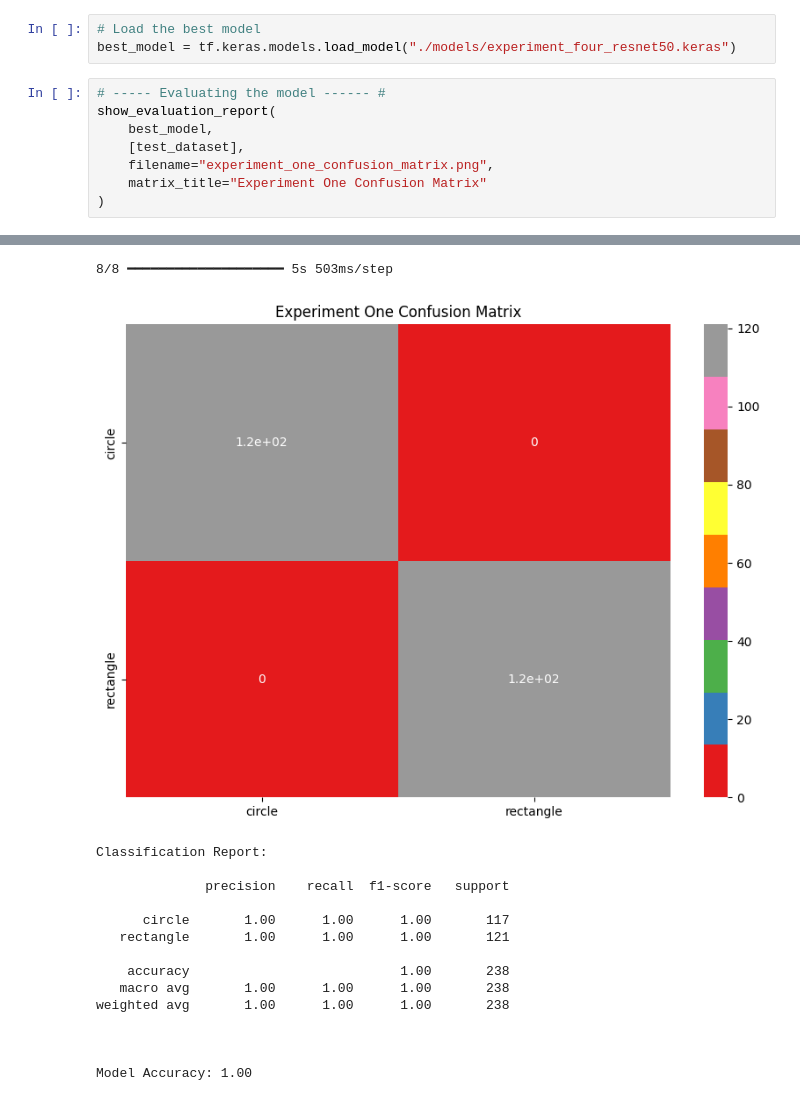
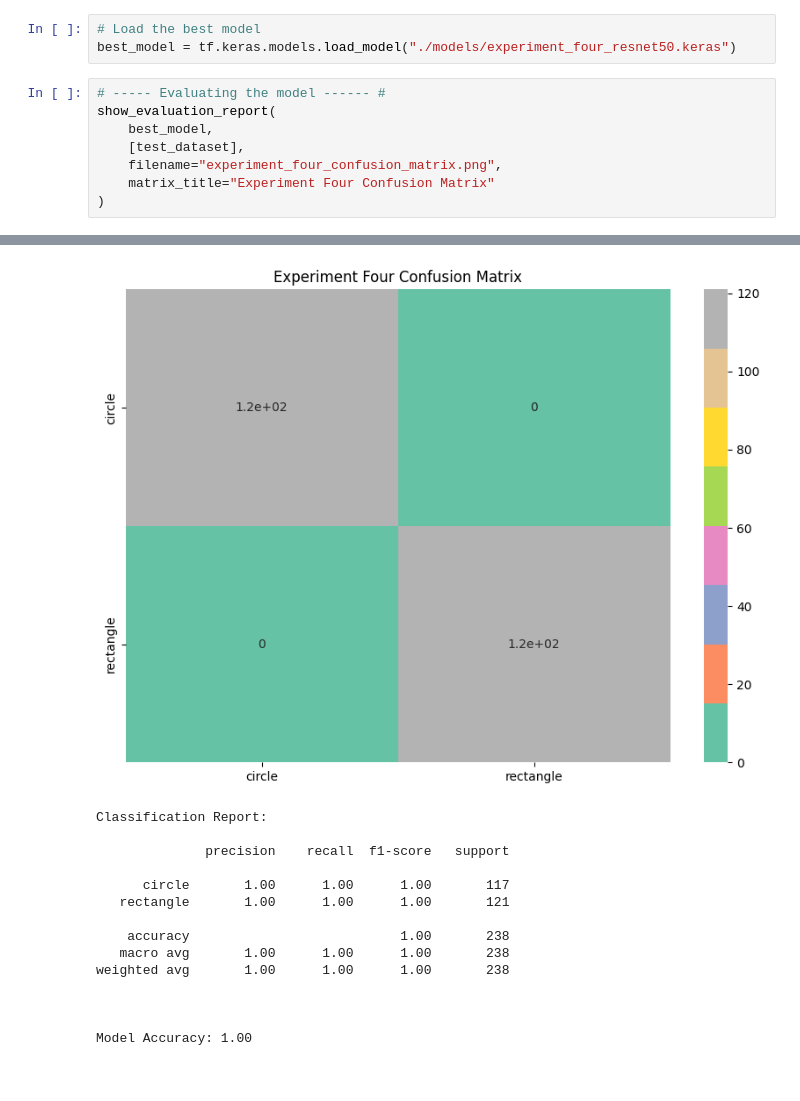
Before and after one commit to DejusDevspace/Machine-Vision-Project-MCE520, a Jupyter notebook: experiment-four.ipynb, the cells around one changed output, grey strips where cells are left out. Cells and saved outputs as stored; diff of their text form.

Commit message:
updated experiment four confusion matrix

```diff
--- a/experiment-four.ipynb
+++ b/experiment-four.ipynb
@@ -182,7 +182,7 @@ best_model = tf.keras.models.load_model("./models/experiment_four_resnet50.keras
 show_evaluation_report(
     best_model,
     [test_dataset],
-    filename="experiment_one_confusion_matrix.png",
-    matrix_title="Experiment One Confusion Matrix"
+    filename="experiment_four_confusion_matrix.png",
+    matrix_title="Experiment Four Confusion Matrix"
 )
 # %% [output]
@@ -190,16 +190,15 @@ show_evaluation_report(
+[figure, new version]
-8/8 ━━━━━━━━━━━━━━━━━━━━ 5s 503ms/step
+Classification Report:
+
+              precision    recall  f1-score   support
+
+      circle       1.00      1.00      1.00       117
+   rectangle       1.00      1.00      1.00       121
+
+    accuracy                           1.00       238
+   macro avg       1.00      1.00      1.00       238
+weighted avg       1.00      1.00      1.00       238
+
+
+
+Model Accuracy: 1.00
-[figure, old version]
-Classification Report:
-
-              precision    recall  f1-score   support
-
-      circle       1.00      1.00      1.00       117
-   rectangle       1.00      1.00      1.00       121
-
-    accuracy                           1.00       238
-   macro avg       1.00      1.00      1.00       238
-weighted avg       1.00      1.00      1.00       238
-
-
-
-Model Accuracy: 1.00
```
Also changed, not shown: parts of 3 cells of this notebook, 2 other files.
